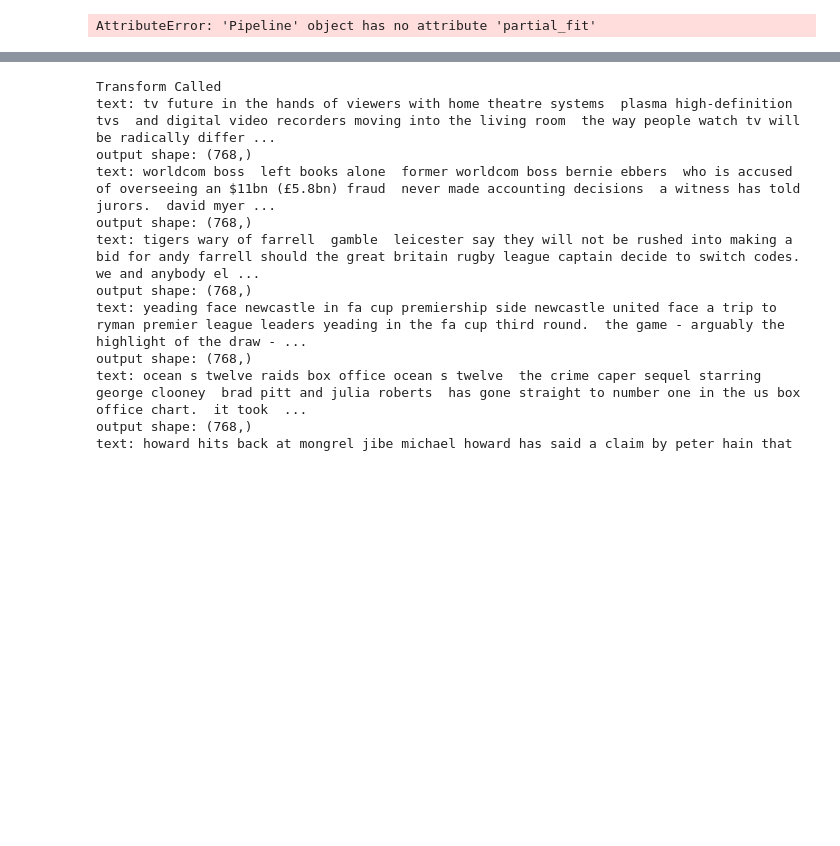
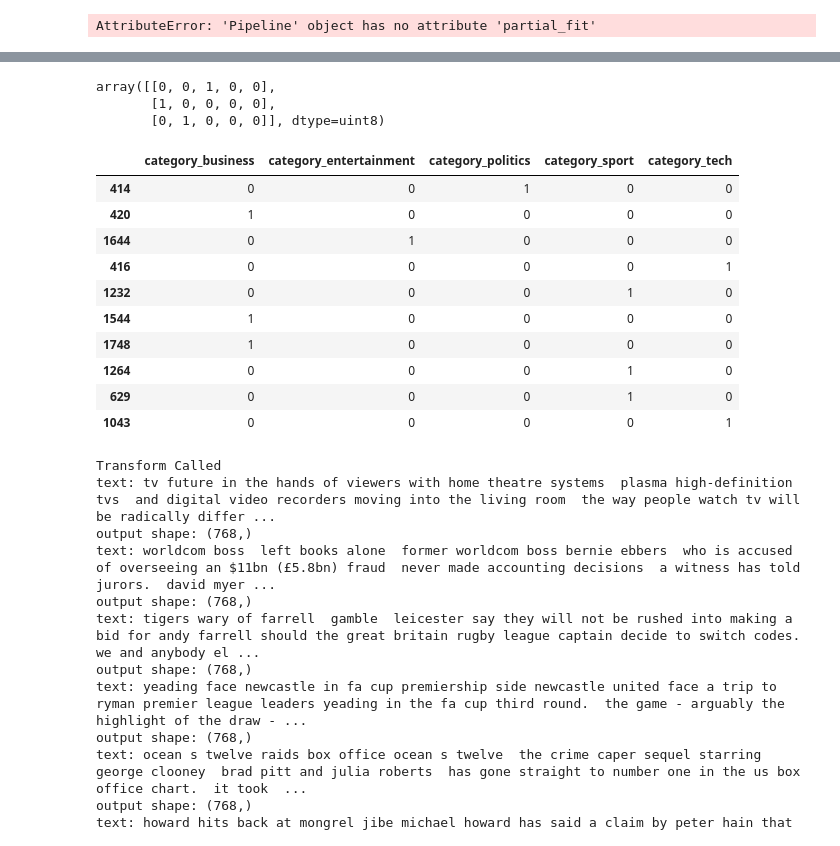
Before and after one commit to cerionXLII/NLP_BERT, a Jupyter notebook: src/Bert.ipynb, the cells around one changed output, grey strips where cells are left out. Cells and saved outputs as stored; diff of their text form; code cells hidden in the pictures; blank space fills up the shorter version.

```diff
--- a/src/Bert.ipynb
+++ b/src/Bert.ipynb
@@ -194,3 +329,23 @@ ValueError: y should be a 1d array, got an array of shape (50, 5) instead.
+# %%
+Y_test[:3].values
+# %% [output]
+array([[0, 0, 1, 0, 0],
+       [1, 0, 0, 0, 0],
+       [0, 1, 0, 0, 0]], dtype=uint8)
+# %%
+Y_test[:10]
+# %% [output]
+|  | category_business | category_entertainment | category_politics | category_sport | category_tech |
+| 414 | 0 | 0 | 1 | 0 | 0 |
+| 420 | 1 | 0 | 0 | 0 | 0 |
+| 1644 | 0 | 1 | 0 | 0 | 0 |
+| 416 | 0 | 0 | 0 | 0 | 1 |
+| 1232 | 0 | 0 | 0 | 1 | 0 |
+| 1544 | 1 | 0 | 0 | 0 | 0 |
+| 1748 | 1 | 0 | 0 | 0 | 0 |
+| 1264 | 0 | 0 | 0 | 1 | 0 |
+| 629 | 0 | 0 | 0 | 1 | 0 |
+| 1043 | 0 | 0 | 0 | 0 | 1 |
 # %%
 #Evaluate the model and print the accuracy
 
```
Also changed, not shown: parts of 16 cells of this notebook.
